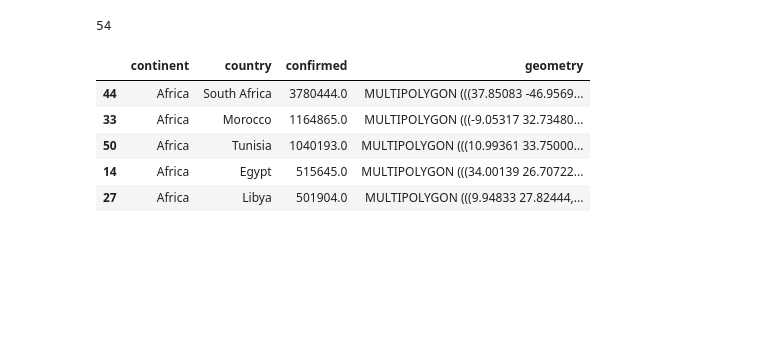
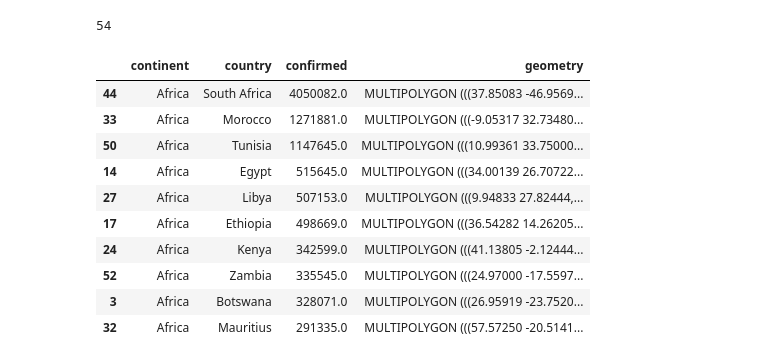
Before and after one commit to oderofrancis/Geospatial-corona-data, a Jupyter notebook: Geospatial-corona-data.ipynb, the cells around one changed output. Drawn from its saved outputs; the diff is of its cells as text; code cells hidden in the pictures; blank space fills up the shorter version.

```diff
--- a/Geospatial-corona-data.ipynb
+++ b/Geospatial-corona-data.ipynb
@@ -130,14 +133,19 @@ len(data_africa)
 # %% [output]
 54
 # %%
-data_africa.sort_values(by='confirmed',ascending=False).head()
+data_africa.sort_values(by='confirmed',ascending=False).head(10)
 # %% [output]
 |  | continent | country | confirmed | geometry |
-| 44 | Africa | South Africa | 3780444.0 | MULTIPOLYGON (((37.85083 -46.9569... |
-| 33 | Africa | Morocco | 1164865.0 | MULTIPOLYGON (((-9.05317 32.73480... |
-| 50 | Africa | Tunisia | 1040193.0 | MULTIPOLYGON (((10.99361 33.75000... |
+| 44 | Africa | South Africa | 4050082.0 | MULTIPOLYGON (((37.85083 -46.9569... |
+| 33 | Africa | Morocco | 1271881.0 | MULTIPOLYGON (((-9.05317 32.73480... |
+| 50 | Africa | Tunisia | 1147645.0 | MULTIPOLYGON (((10.99361 33.75000... |
 | 14 | Africa | Egypt | 515645.0 | MULTIPOLYGON (((34.00139 26.70722... |
-| 27 | Africa | Libya | 501904.0 | MULTIPOLYGON (((9.94833 27.82444,... |
+| 27 | Africa | Libya | 507153.0 | MULTIPOLYGON (((9.94833 27.82444,... |
+| 17 | Africa | Ethiopia | 498669.0 | MULTIPOLYGON (((36.54282 14.26205... |
+| 24 | Africa | Kenya | 342599.0 | MULTIPOLYGON (((41.13805 -2.12444... |
+| 52 | Africa | Zambia | 335545.0 | MULTIPOLYGON (((24.97000 -17.5597... |
+| 3 | Africa | Botswana | 328071.0 | MULTIPOLYGON (((26.95919 -23.7520... |
+| 32 | Africa | Mauritius | 291335.0 | MULTIPOLYGON (((57.57250 -20.5141... |
 # %%
 data_africa.plot(figsize=(10,15),column='confirmed',
                   legend=True,
```
Also changed, not shown: parts of 7 cells of this notebook.
